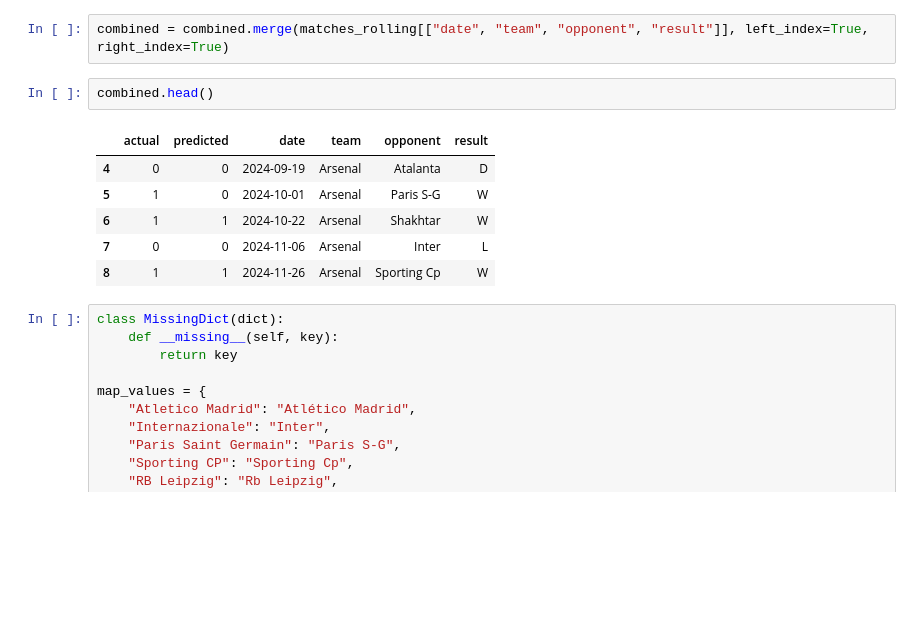
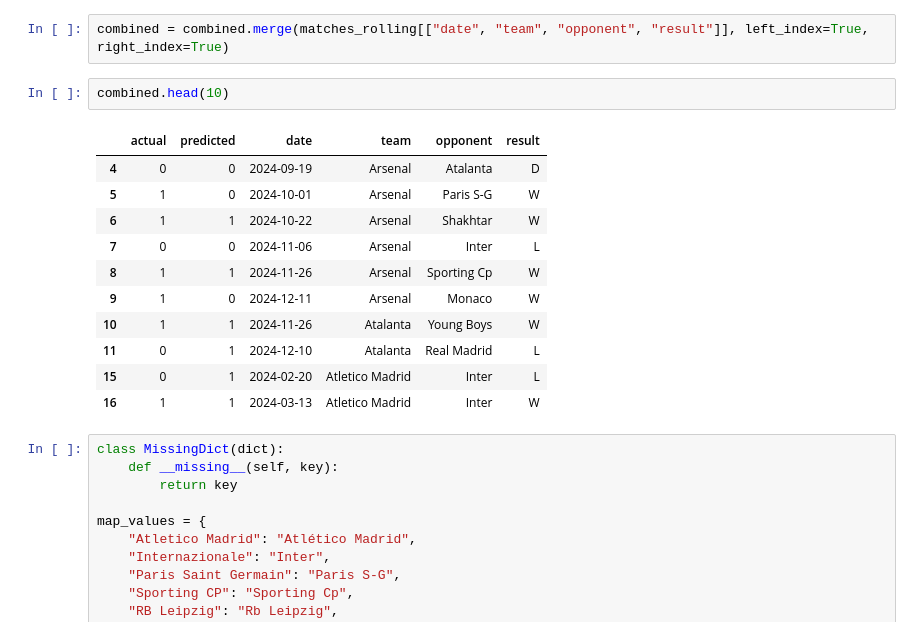
Before and after one commit to Mjara19/Soccer-Match-Winner-Predictor, a Jupyter notebook: champions_league_predictor.ipynb, the cells around one changed output. Drawn from its saved outputs; the diff is of its cells as text; blank space fills up the shorter version.

```diff
--- a/champions_league_predictor.ipynb
+++ b/champions_league_predictor.ipynb
@@ -128,14 +128,19 @@ precision
 # %%
 combined = combined.merge(matches_rolling[["date", "team", "opponent", "result"]], left_index=True, right_index=True)
 # %%
-combined.head()
+combined.head(10)
 # %% [output]
 |  | actual | predicted | date | team | opponent | result |
 | 4 | 0 | 0 | 2024-09-19 | Arsenal | Atalanta | D |
 | 5 | 1 | 0 | 2024-10-01 | Arsenal | Paris S-G | W |
 | 6 | 1 | 1 | 2024-10-22 | Arsenal | Shakhtar | W |
 | 7 | 0 | 0 | 2024-11-06 | Arsenal | Inter | L |
 | 8 | 1 | 1 | 2024-11-26 | Arsenal | Sporting Cp | W |
+| 9 | 1 | 0 | 2024-12-11 | Arsenal | Monaco | W |
+| 10 | 1 | 1 | 2024-11-26 | Atalanta | Young Boys | W |
+| 11 | 0 | 1 | 2024-12-10 | Atalanta | Real Madrid | L |
+| 15 | 0 | 1 | 2024-02-20 | Atletico Madrid | Inter | L |
+| 16 | 1 | 1 | 2024-03-13 | Atletico Madrid | Inter | W |
 # %%
 class MissingDict(dict):
     def __missing__(self, key):
```
Also changed, not shown: 2 other files.
